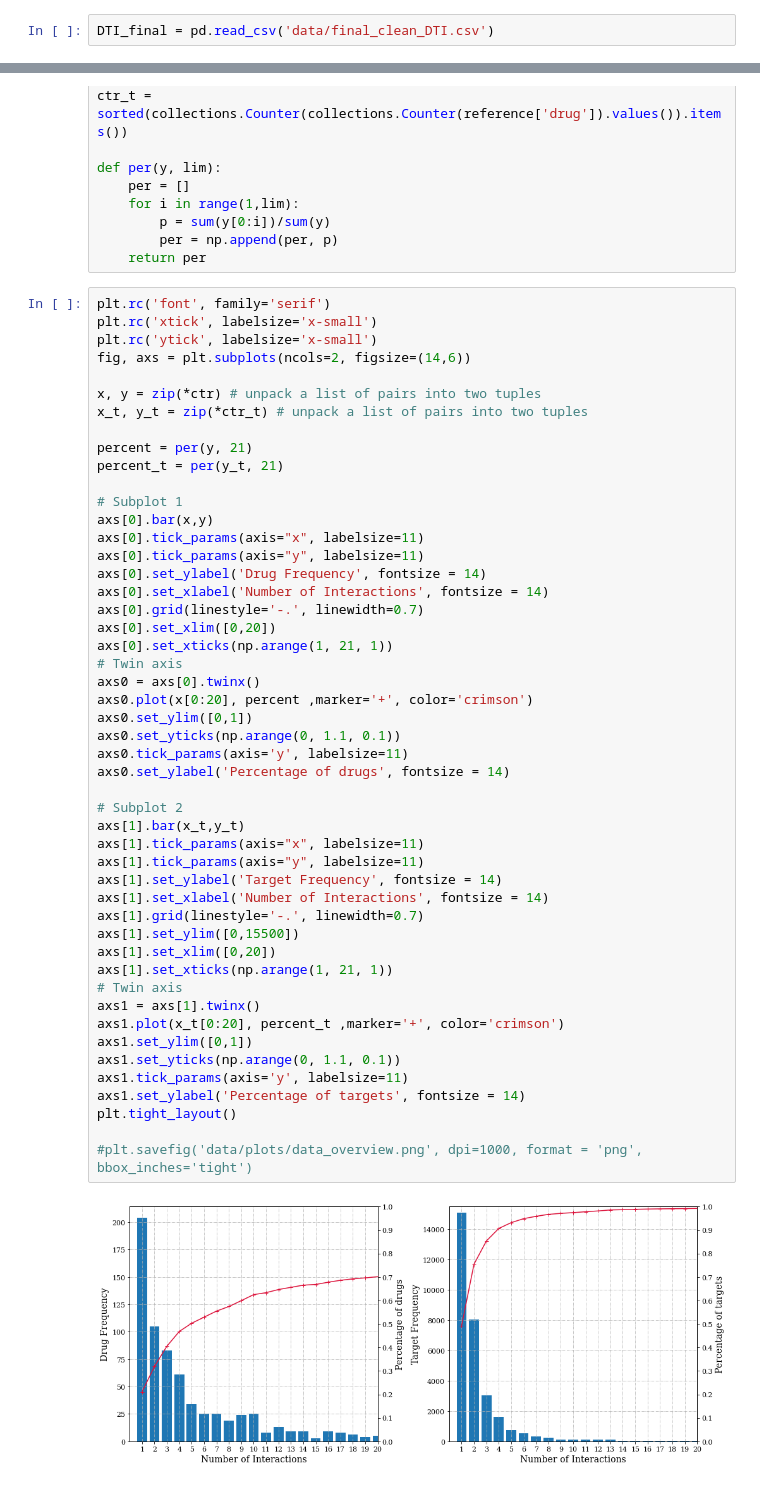
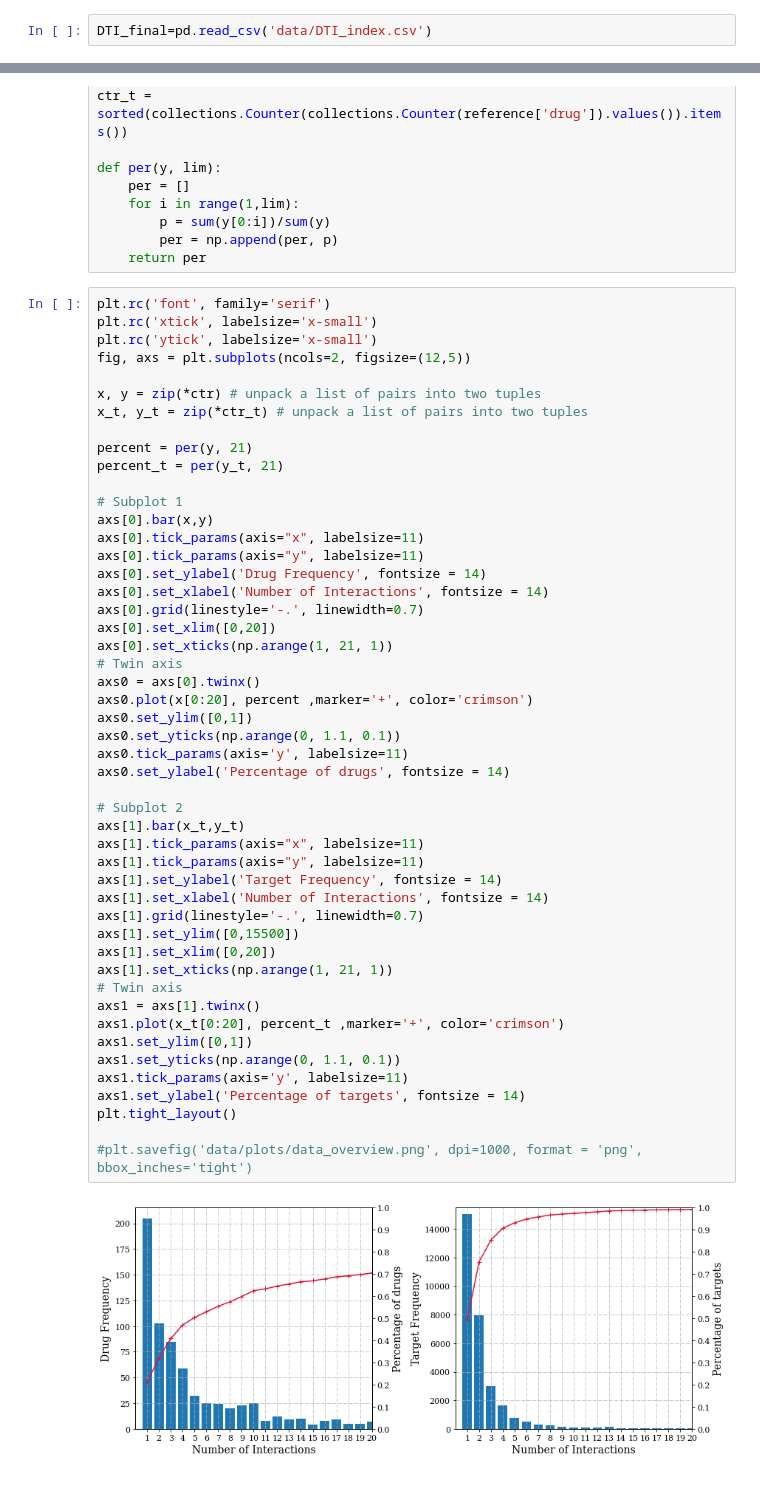
Before and after one commit to TeamSundar/dNNDR, a Jupyter notebook: big_picture.ipynb, the cells around one changed output, grey strips where cells are left out. Saved outputs shown, nothing was run; the diff lists cells and outputs as text.

Commit message:
Plots for updated final_DTI data

```diff
--- a/big_picture.ipynb
+++ b/big_picture.ipynb
@@ -11,7 +11,7 @@ from tqdm import tqdm
 #from sklearn.metrics import pairwise_distances
 #from statsmodels.nonparametric.smoothers_lowess import lowess
 # %%
-DTI_final = pd.read_csv('data/final_clean_DTI.csv')
+DTI_final=pd.read_csv('data/DTI_index.csv')
 # %%
 reference = DTI_final[['target','drug']]
 ctr = sorted(collections.Counter(collections.Counter(reference['target']).values()).items())
@@ -27,7 +27,7 @@ def per(y, lim):
 plt.rc('font', family='serif')
 plt.rc('xtick', labelsize='x-small')
 plt.rc('ytick', labelsize='x-small')
-fig, axs = plt.subplots(ncols=2, figsize=(14,6))
+fig, axs = plt.subplots(ncols=2, figsize=(12,5))
 
 x, y = zip(*ctr) # unpack a list of pairs into two tuples
 x_t, y_t = zip(*ctr_t) # unpack a list of pairs into two tuples
@@ -46,32 +46,32 @@ axs[0].set_xlim([0,20])
 axs[0].set_xticks(np.arange(1, 21, 1))
 # Twin axis
 axs0 = axs[0].twinx()
 axs0.plot(x[0:20], percent ,marker='+', color='crimson')
 axs0.set_ylim([0,1])
 axs0.set_yticks(np.arange(0, 1.1, 0.1))
 axs0.tick_params(axis='y', labelsize=11)
 axs0.set_ylabel('Percentage of drugs', fontsize = 14)
 
 # Subplot 2
 axs[1].bar(x_t,y_t)
 axs[1].tick_params(axis="x", labelsize=11)
 axs[1].tick_params(axis="y", labelsize=11)
 axs[1].set_ylabel('Target Frequency', fontsize = 14)
 axs[1].set_xlabel('Number of Interactions', fontsize = 14)
 axs[1].grid(linestyle='-.', linewidth=0.7)
 axs[1].set_ylim([0,15500])
 axs[1].set_xlim([0,20])
 axs[1].set_xticks(np.arange(1, 21, 1))
 # Twin axis
 axs1 = axs[1].twinx()
 axs1.plot(x_t[0:20], percent_t ,marker='+', color='crimson')
 axs1.set_ylim([0,1])
 axs1.set_yticks(np.arange(0, 1.1, 0.1))
 axs1.tick_params(axis='y', labelsize=11)
 axs1.set_ylabel('Percentage of targets', fontsize = 14)
 plt.tight_layout()
 
 #plt.savefig('data/plots/data_overview.png', dpi=1000, format = 'png', bbox_inches='tight')
 # %% [output]
-[figure, old version]
+[figure, new version]
 # %%
```
Also changed, not shown: parts of 1 cell of this notebook.
